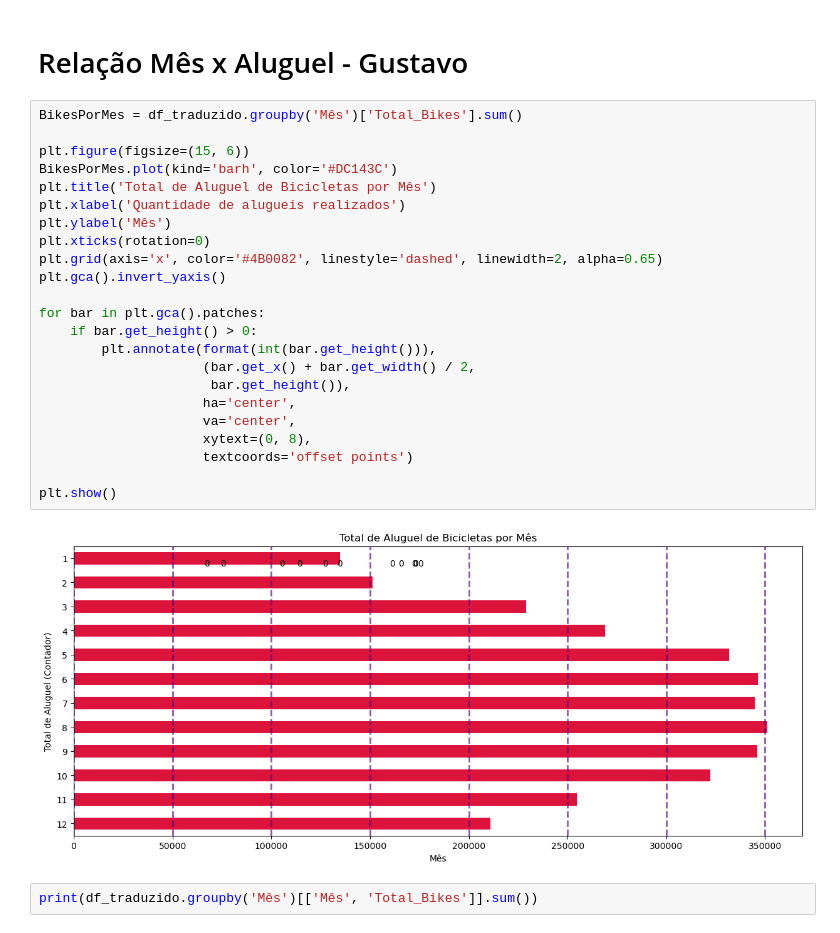
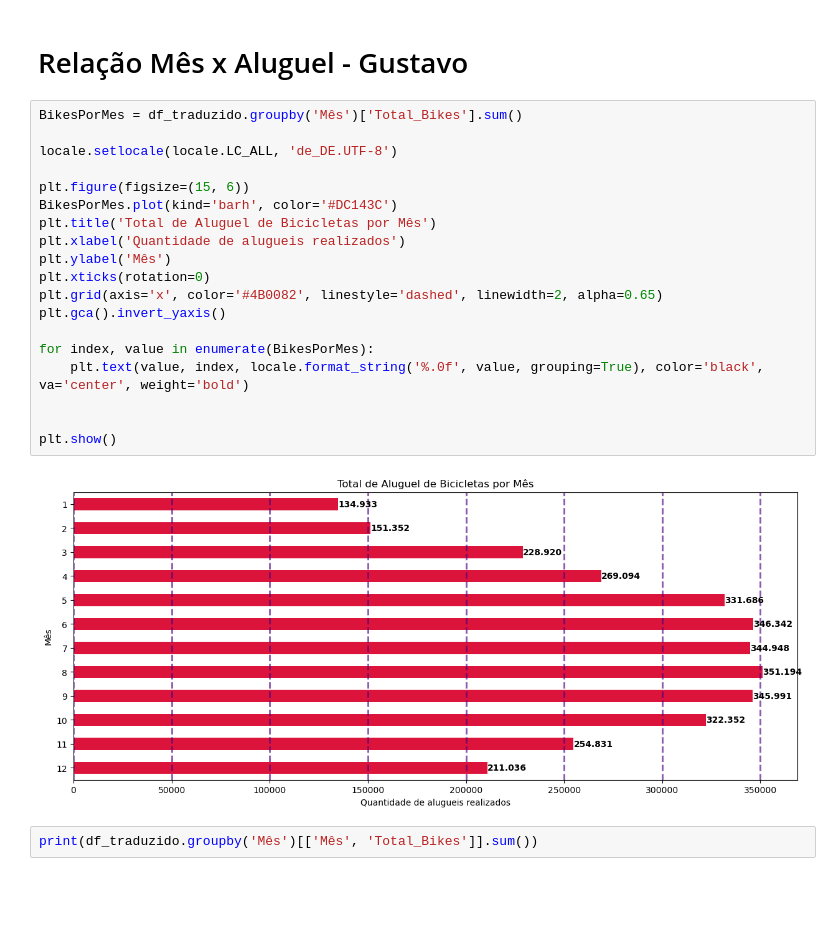
Before and after one commit to MarceloBindi30/A3_AnaliseDeDados, a Jupyter notebook: A3_Main.ipynb, the cells around one changed output. Cells and saved outputs as stored; diff of their text form; blank space fills up the shorter version.

```diff
--- a/A3_Main.ipynb
+++ b/A3_Main.ipynb
@@ -188,29 +193,25 @@ Top 4: Inverno com 471348 aluguéis
 # Relação Mês x Aluguel - Gustavo
 # %%
 BikesPorMes = df_traduzido.groupby('Mês')['Total_Bikes'].sum()
+
+locale.setlocale(locale.LC_ALL, 'de_DE.UTF-8')
 
 plt.figure(figsize=(15, 6))
 BikesPorMes.plot(kind='barh', color='#DC143C')
 plt.title('Total de Aluguel de Bicicletas por Mês')
 plt.xlabel('Quantidade de alugueis realizados')
 plt.ylabel('Mês')
 plt.xticks(rotation=0)
 plt.grid(axis='x', color='#4B0082', linestyle='dashed', linewidth=2, alpha=0.65)
 plt.gca().invert_yaxis()
 
-for bar in plt.gca().patches:
-    if bar.get_height() > 0:
-        plt.annotate(format(int(bar.get_height())),
-                     (bar.get_x() + bar.get_width() / 2,
-                      bar.get_height()),
-                     ha='center',
-                     va='center',
-                     xytext=(0, 8),
-                     textcoords='offset points')
+for index, value in enumerate(BikesPorMes):
+    plt.text(value, index, locale.format_string('%.0f', value, grouping=True), color='black', va='center', weight='bold')
+
 
 plt.show()
 # %% [output]
-[figure, old version]
+[figure, new version]
 # %%
 print(df_traduzido.groupby('Mês')[['Mês', 'Total_Bikes']].sum())
 # %% [output]
```
Also changed, not shown: parts of 2 cells of this notebook.
